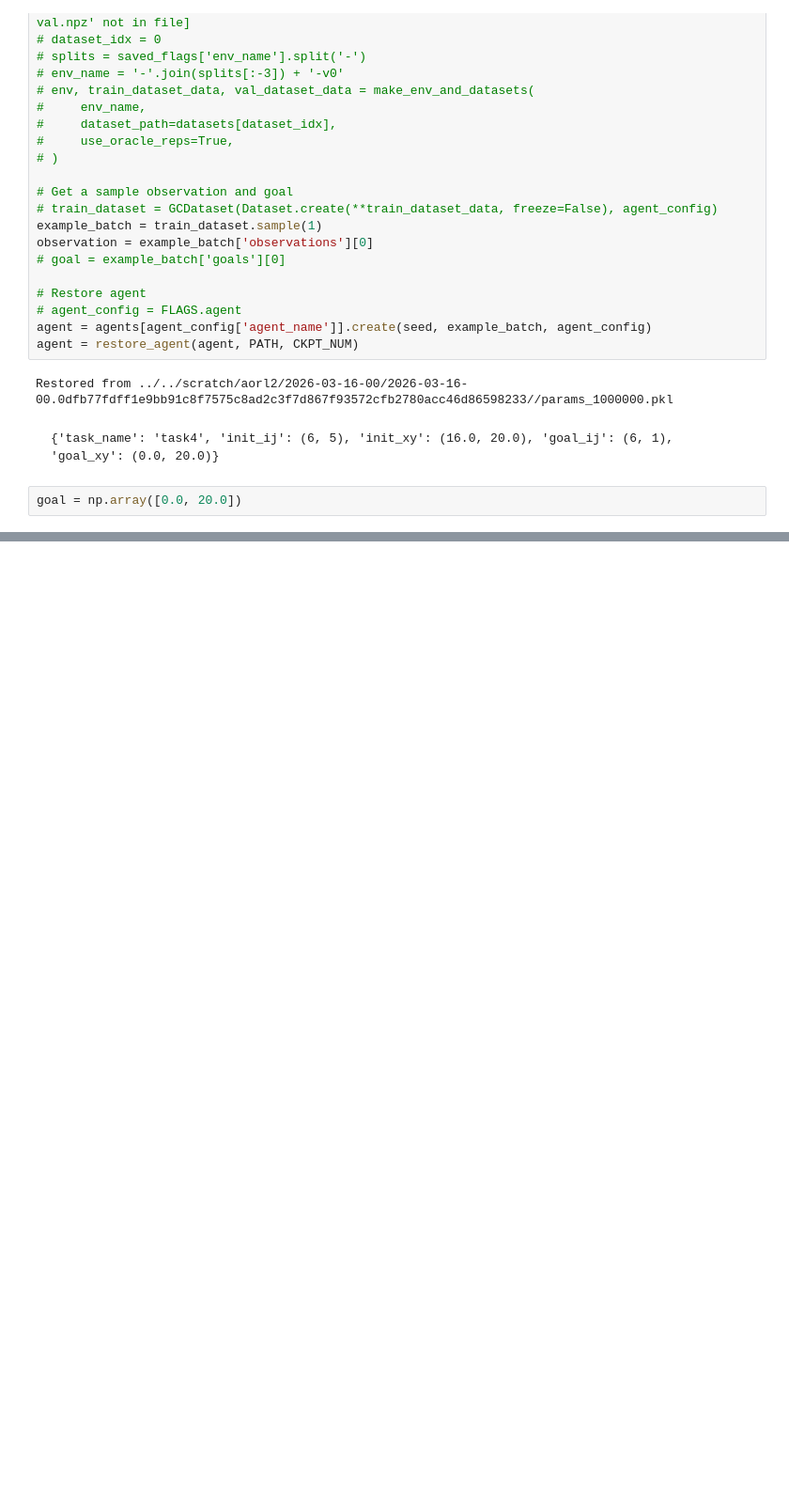
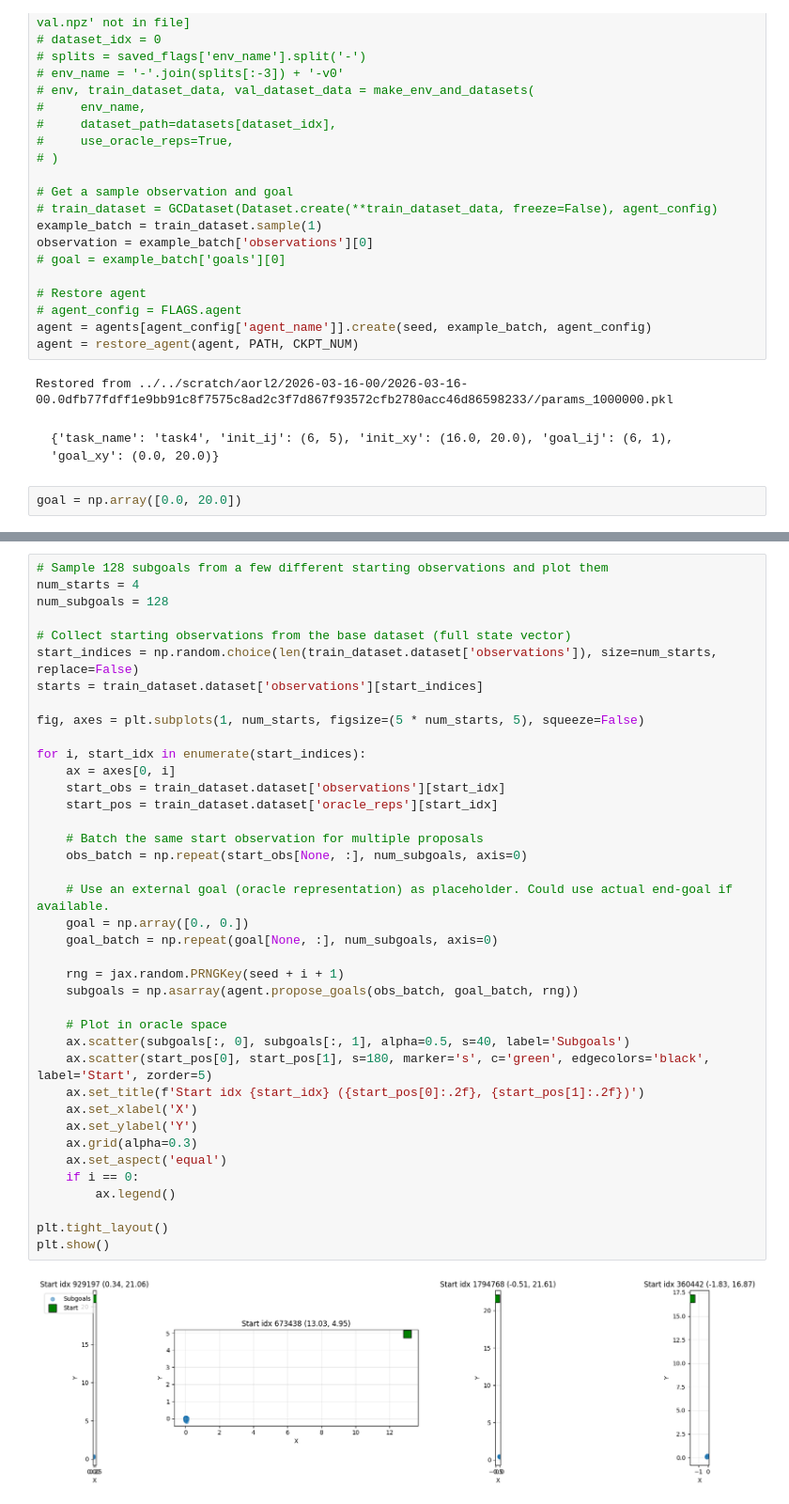
Before and after one commit to jnzhao3/horizon-reduction, a Jupyter notebook: plot_sampled_subgoals.ipynb, the cells around one changed output, grey strips where cells are left out. Shown at 94% size. Cells and saved outputs as stored; diff of their text form; blank space fills up the shorter version.

```diff
--- a/plot_sampled_subgoals.ipynb
+++ b/plot_sampled_subgoals.ipynb
@@ -174,0 +307,41 @@ array([[ 9.9670514e-04,  2.0755249e+01],
+# %%
+# Sample 128 subgoals from a few different starting observations and plot them
+num_starts = 4
+num_subgoals = 128
+
+# Collect starting observations from the base dataset (full state vector)
+start_indices = np.random.choice(len(train_dataset.dataset['observations']), size=num_starts, replace=False)
+starts = train_dataset.dataset['observations'][start_indices]
+
+fig, axes = plt.subplots(1, num_starts, figsize=(5 * num_starts, 5), squeeze=False)
+
+for i, start_idx in enumerate(start_indices):
+    ax = axes[0, i]
+    start_obs = train_dataset.dataset['observations'][start_idx]
+    start_pos = train_dataset.dataset['oracle_reps'][start_idx]
+
+    # Batch the same start observation for multiple proposals
+    obs_batch = np.repeat(start_obs[None, :], num_subgoals, axis=0)
+
+    # Use an external goal (oracle representation) as placeholder. Could use actual end-goal if available.
+    goal = np.array([0., 0.])
+    goal_batch = np.repeat(goal[None, :], num_subgoals, axis=0)
+
+    rng = jax.random.PRNGKey(seed + i + 1)
+    subgoals = np.asarray(agent.propose_goals(obs_batch, goal_batch, rng))
+
+    # Plot in oracle space
+    ax.scatter(subgoals[:, 0], subgoals[:, 1], alpha=0.5, s=40, label='Subgoals')
+    ax.scatter(start_pos[0], start_pos[1], s=180, marker='s', c='green', edgecolors='black', label='Start', zorder=5)
+    ax.set_title(f'Start idx {start_idx} ({start_pos[0]:.2f}, {start_pos[1]:.2f})')
+    ax.set_xlabel('X')
+    ax.set_ylabel('Y')
+    ax.grid(alpha=0.3)
+    ax.set_aspect('equal')
+    if i == 0:
+        ax.legend()
+
+plt.tight_layout()
+plt.show()
+# %% [output]
+[figure, added]
```
Also changed, not shown: parts of 10 cells of this notebook, 10 other files.
